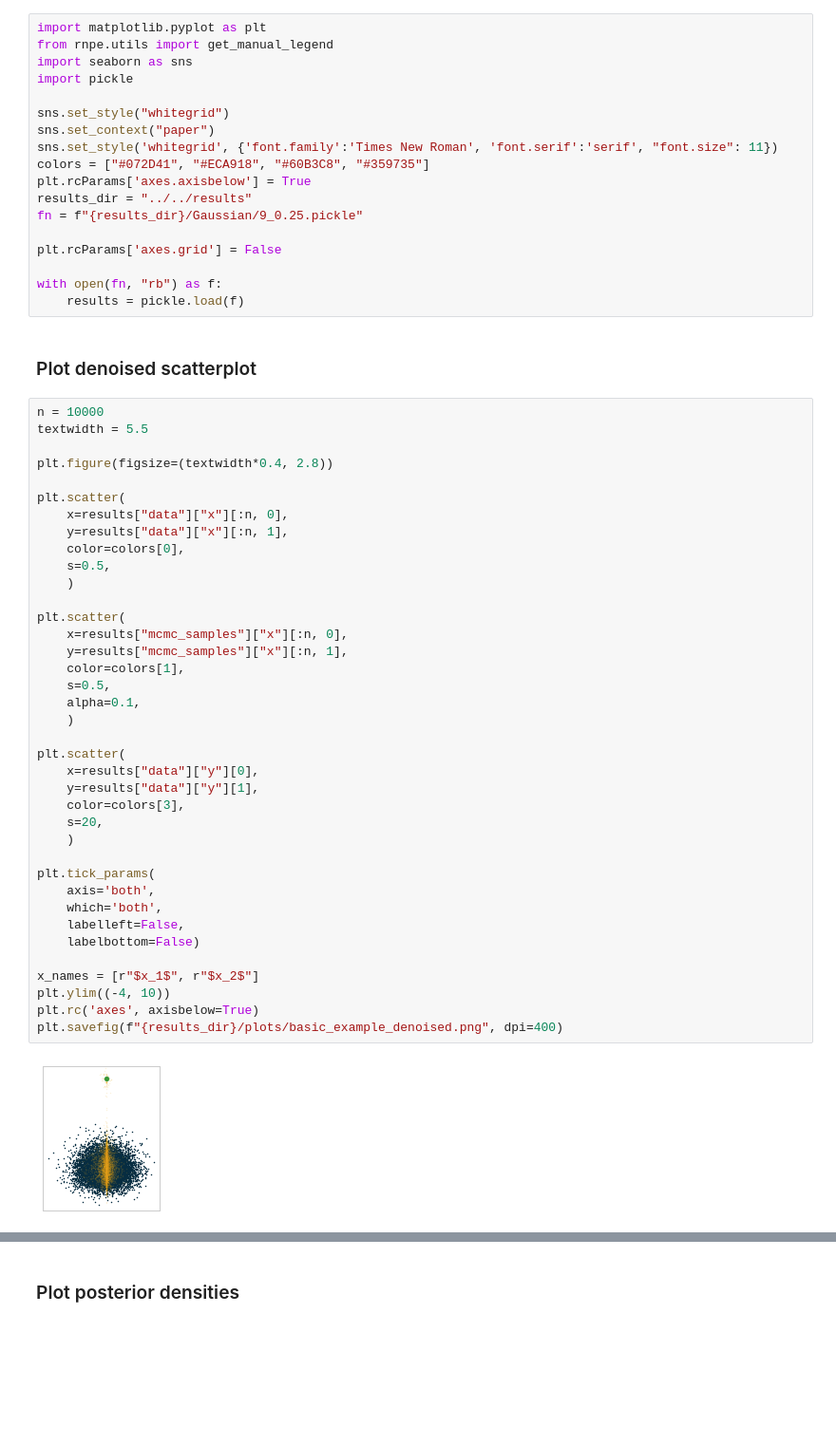
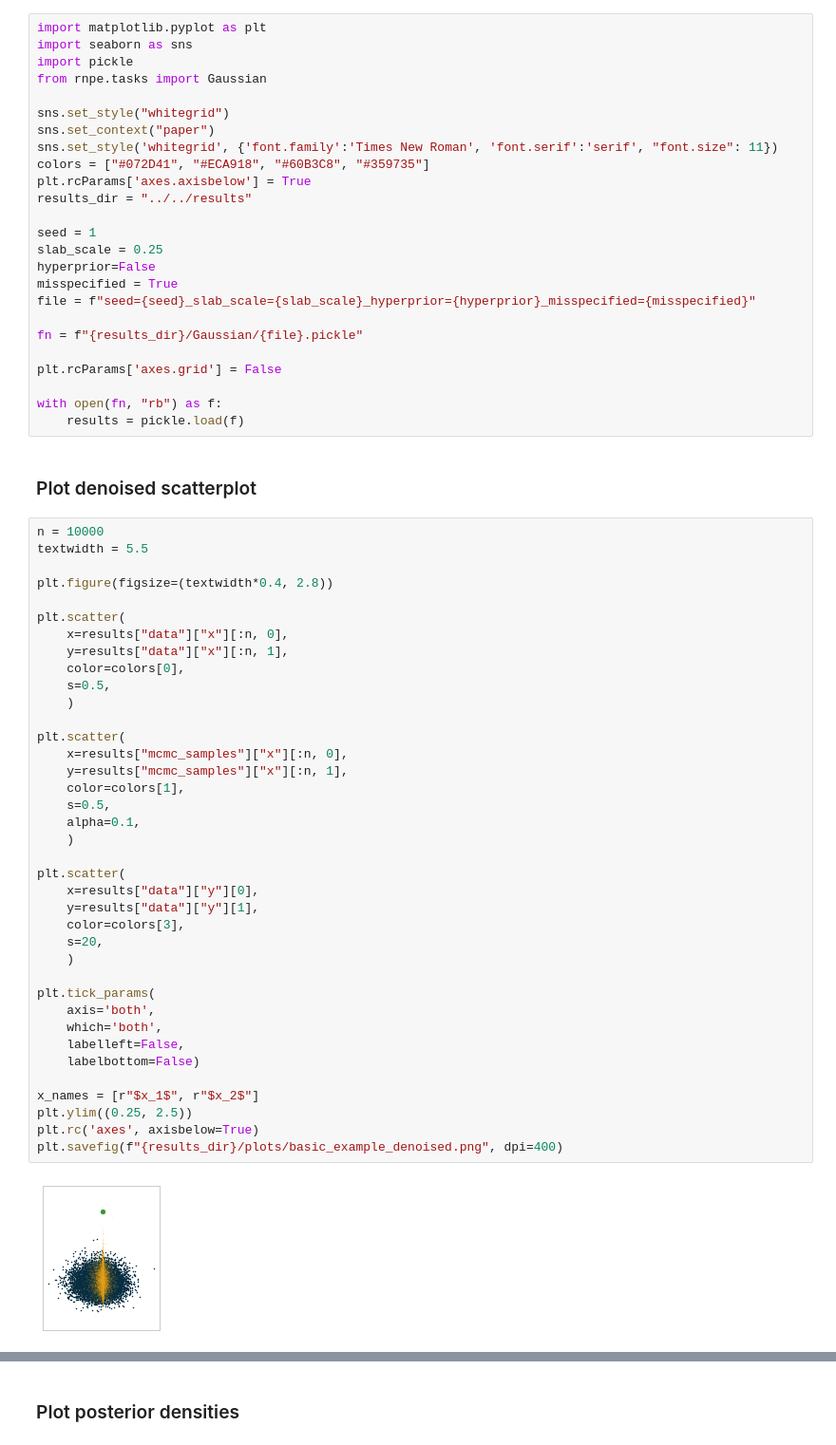
Before and after one commit to danielward27/rnpe, a Jupyter notebook: scripts/plots/plot_basic_example.ipynb, the cells around one changed output, grey strips where cells are left out. Shown at 95% size. Drawn from its saved outputs; the diff is of its cells as text; blank space fills up the shorter version.

```diff
--- a/scripts/plots/plot_basic_example.ipynb
+++ b/scripts/plots/plot_basic_example.ipynb
@@ -2,9 +2,9 @@
 ### Gaussian example (used in Figure 1.)
 # %%
 import matplotlib.pyplot as plt
-from rnpe.utils import get_manual_legend
 import seaborn as sns
 import pickle
+from rnpe.tasks import Gaussian
 
 sns.set_style("whitegrid")
 sns.set_context("paper")
@@ -12,7 +12,14 @@ sns.set_style('whitegrid', {'font.family':'Times New Roman', 'font.serif':'serif
 colors = ["#072D41", "#ECA918", "#60B3C8", "#359735"]
 plt.rcParams['axes.axisbelow'] = True
 results_dir = "../../results"
-fn = f"{results_dir}/Gaussian/9_0.25.pickle"
+
+seed = 1
+slab_scale = 0.25
+hyperprior=False
+misspecified = True
+file = f"seed={seed}_slab_scale={slab_scale}_hyperprior={hyperprior}_misspecified={misspecified}"
+
+fn = f"{results_dir}/Gaussian/{file}.pickle"
 
 plt.rcParams['axes.grid'] = False
 
@@ -31,35 +38,35 @@ plt.scatter(
     y=results["data"]["x"][:n, 1],
     color=colors[0],
     s=0.5,
     )
 
 plt.scatter(
     x=results["mcmc_samples"]["x"][:n, 0],
     y=results["mcmc_samples"]["x"][:n, 1],
     color=colors[1],
     s=0.5,
     alpha=0.1,
     )
 
 plt.scatter(
     x=results["data"]["y"][0],
     y=results["data"]["y"][1],
     color=colors[3],
     s=20,
     )
 
 plt.tick_params(
     axis='both',
     which='both',
     labelleft=False,
     labelbottom=False)
 
 x_names = [r"$x_1$", r"$x_2$"]
-plt.ylim((-4, 10))
+plt.ylim((0.25, 2.5))
 plt.rc('axes', axisbelow=True)
 plt.savefig(f"{results_dir}/plots/basic_example_denoised.png", dpi=400)
 # %% [output]
-[figure, old version]
+[figure, new version]
 # %%
 print(results["mcmc_samples"]["misspecified"].mean(axis=0))
 # %% [output]
```
Also changed, not shown: parts of 3 cells of this notebook, 22 other files.
